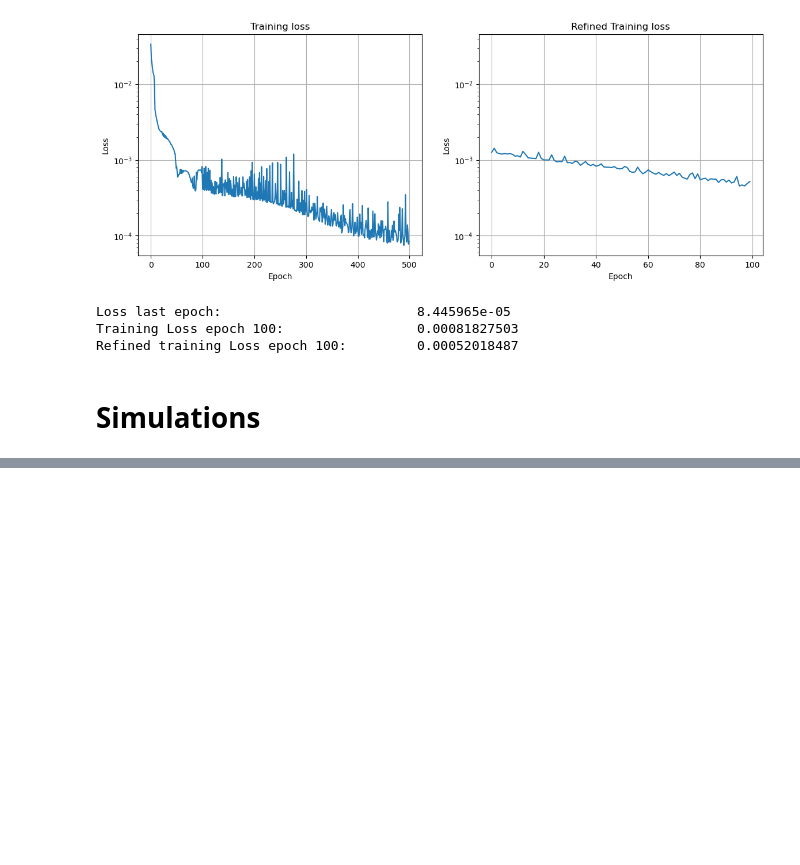
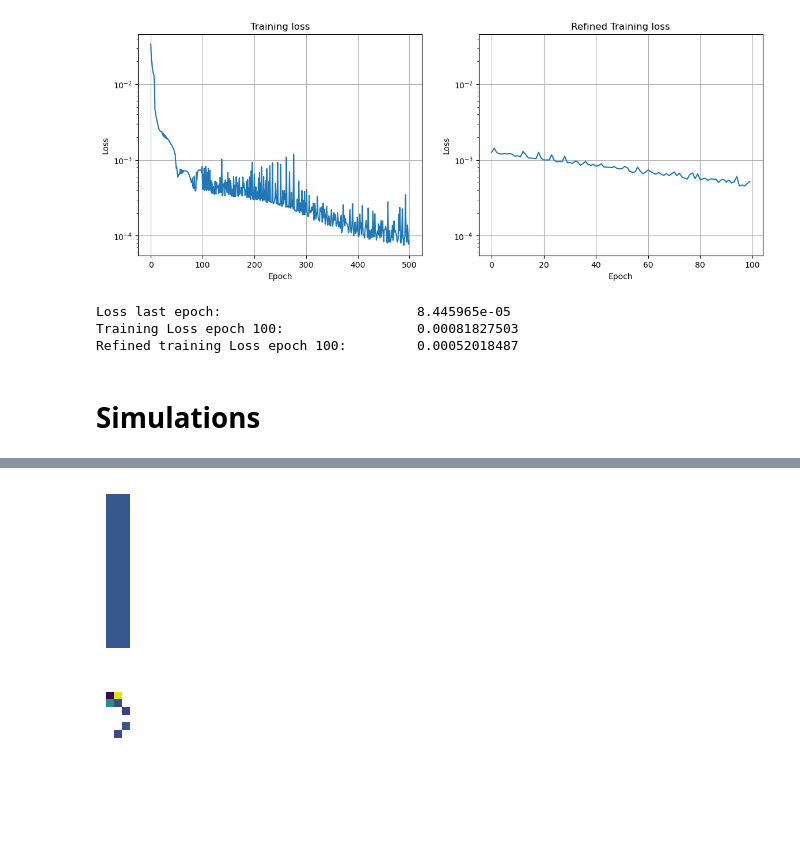
Before and after one commit to bkolev19/Deep_Learning_G03, a Jupyter notebook: Lorenz/lorenz_analyse.ipynb, the cells around one changed output, grey strips where cells are left out. Saved outputs shown, nothing was run; the diff lists cells and outputs as text; code cells hidden in the pictures; blank space fills up the shorter version.

```diff
--- a/Lorenz/lorenz_analyse.ipynb
+++ b/Lorenz/lorenz_analyse.ipynb
@@ -102,0 +124,23 @@ print(test_data)
+# %%
+Xi_plot = (params['coefficient_mask']*sindy_coeeff_res)
+Xi_plot[Xi_plot==0] = np.inf
+plt.figure(figsize=(1,2))
+plt.imshow(Xi_plot, interpolation='none')
+plt.xticks([])
+plt.yticks([])
+plt.axis('off')
+plt.clim([-10,30])
+
+Xi_true_plot = np.copy(test_data['sindy_coefficients'])
+Xi_true_plot[Xi_true_plot==0] = np.inf
+Xi_true_plot[6,1] = -1.
+Xi_true_plot[5,2] = 1.
+plt.figure(figsize=(1,2))
+plt.imshow(Xi_true_plot, interpolation='none')
+plt.xticks([])
+plt.yticks([])
+plt.axis('off')
+plt.clim([-10,30])
+# %% [output]
+[figure, added]
+[figure, added]
```
Also changed, not shown: parts of 5 cells of this notebook.
